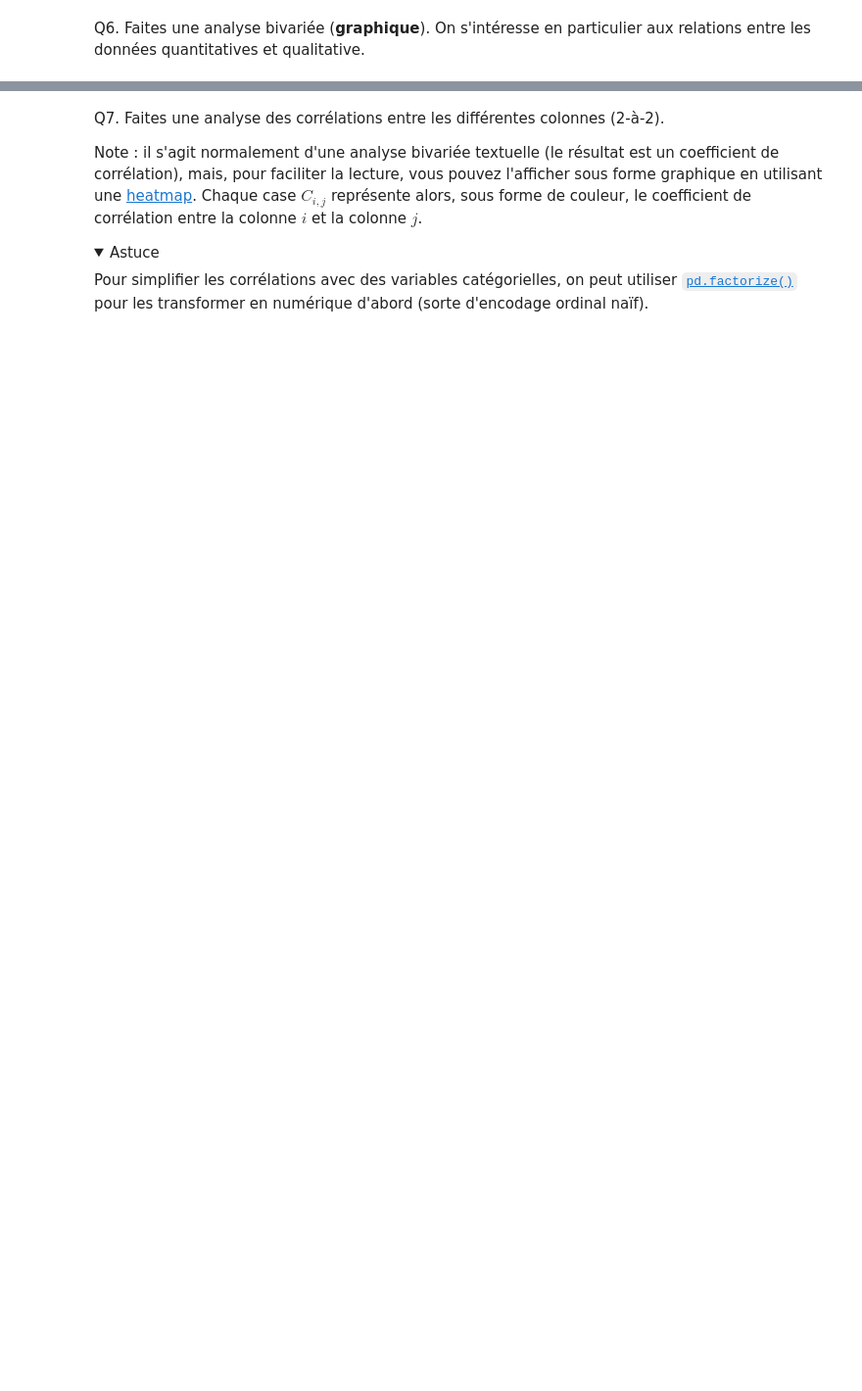
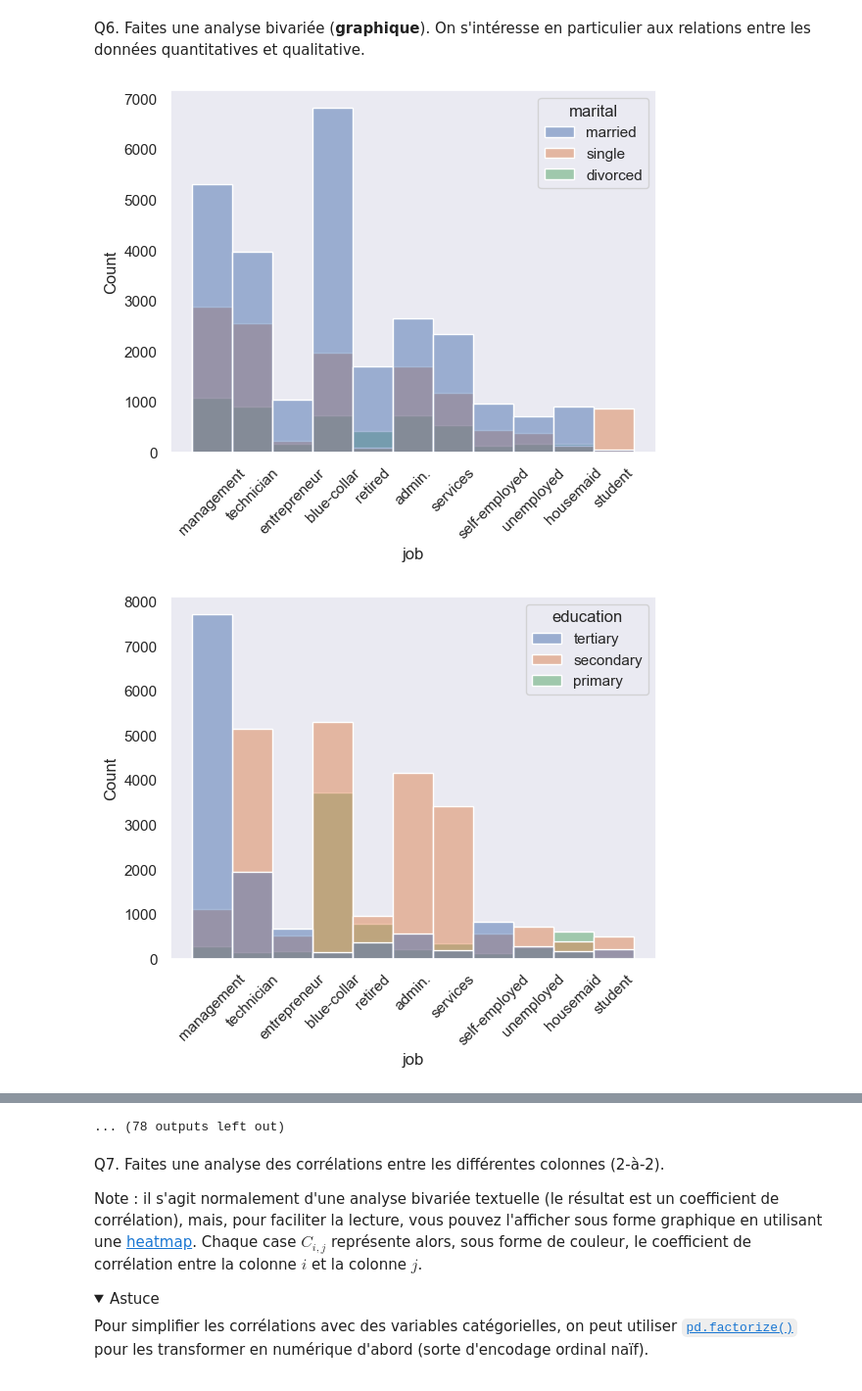
Before and after one commit to jo-pouradier/machine-learning-cpe, a Jupyter notebook: tp2.ipynb, the cells around one changed output, grey strips where cells are left out. Shown at 98% size. Drawn from its saved outputs; the diff is of its cells as text; code cells hidden in the pictures; folded sections open; blank space fills up the shorter version.

```diff
--- a/tp2.ipynb
+++ b/tp2.ipynb
@@ -91,0 +139,13 @@ Q6. Faites une analyse bivariée (**graphique**). On s'intéresse en particulier
+# %%
+qualitatives = df.select_dtypes(include="object")
+quantitatives = df.select_dtypes(exclude="object")
+
+for c in qualitatives.columns:
+    for c2 in qualitatives.columns:
+        if c != c2:
+            ax = sns.histplot(x=c, hue=c2, data=df)
+            plt.xticks(rotation=45)
+            plt.show()
+# %% [output]
+[figure, added]
+[figure, added]
@@ -92,3 +162,4 @@ Q6. Faites une analyse bivariée (**graphique**). On s'intéresse en particulier
+... (78 outputs left out)
 # %% [markdown]
 Q7. Faites une analyse des corrélations entre les différentes colonnes (2-à-2).
 
```
Also changed, not shown: parts of 25 cells of this notebook.
